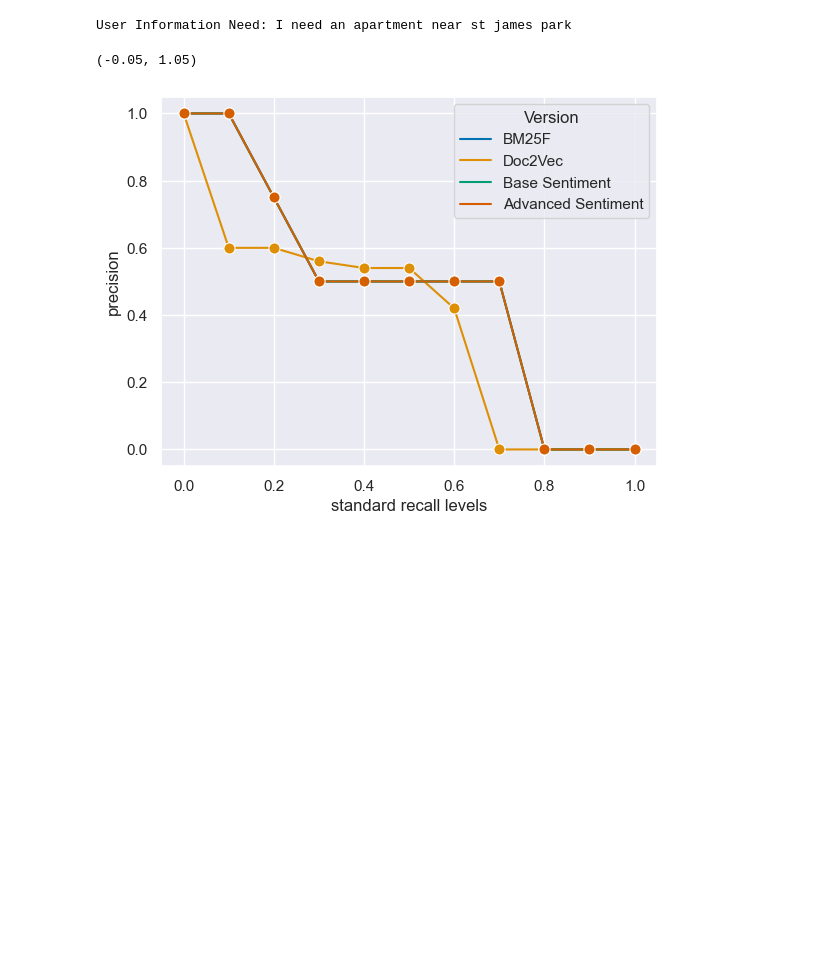
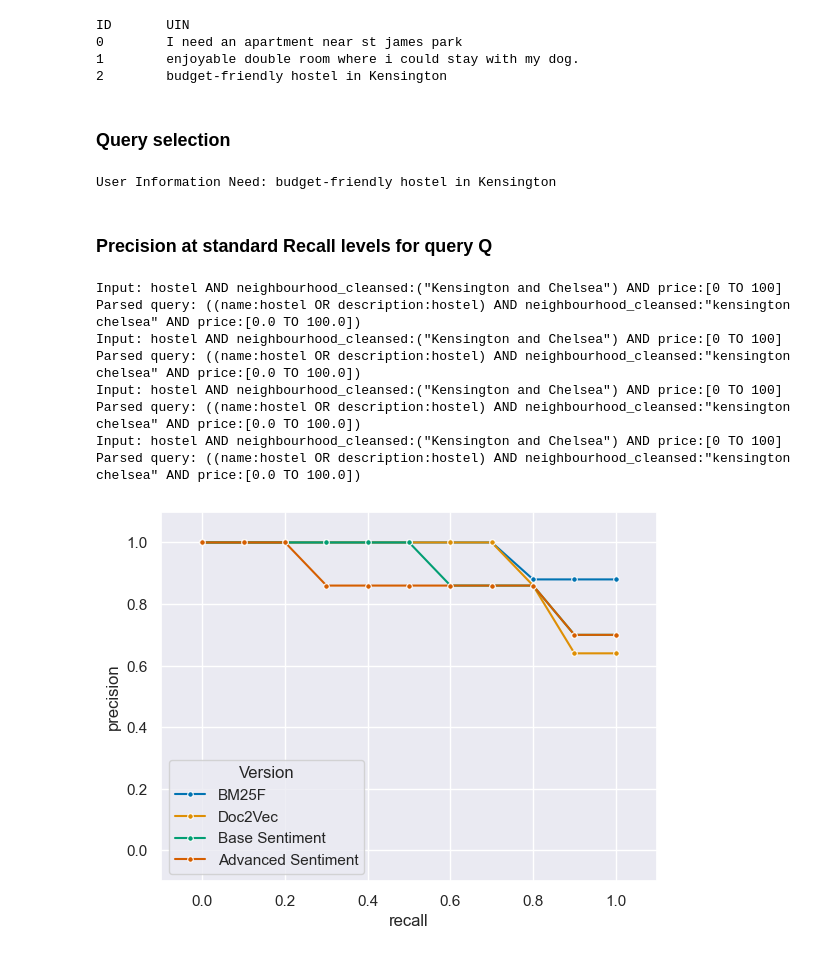
Before and after one commit to albertonuzzaci/ProgettoGestione, a Jupyter notebook: benchmarks.ipynb, the cells around one changed output. Saved outputs shown, nothing was run; the diff lists cells and outputs as text; code cells hidden in the pictures; blank space fills up the shorter version.

```diff
--- a/benchmarks.ipynb
+++ b/benchmarks.ipynb
@@ -35,9 +35,21 @@ Benchmark queries' indexes:
+# %%
+indexes, uin = [i for i in range(len(queries))], [k["UIN"] for k in queries]
+print('ID \t UIN')
+print('\n'.join([f"{x[0]} \t {x[1]}" for x in list(zip(indexes, uin))]))
+# %% [output]
+ID       UIN
+0        I need an apartment near st james park
+1        enjoyable double room where i could stay with my dog.
+2        budget-friendly hostel in Kensington
+# %% [markdown]
+### Query selection
 # %%
 try:
-    examined_q = 0
+    # Selection occurs by this variable.
+    examined_q = 2
     print("User Information Need: " + queries[examined_q]["UIN"])
 except IndexError as e:
     print(e)
     print("index not valid")
 # %% [output]
-User Information Need: I need an apartment near st james park
+User Information Need: budget-friendly hostel in Kensington
@@ -44,34 +63,39 @@ User Information Need: I need an apartment near st james park
+# %% [markdown]
+### Precision at standard Recall levels for query Q
 # %%
-
-from evaluation.functions import Benchmark
-b = Benchmark(queries[examined_q])
-
-axes = ["standard recall levels", "precision"]
+axes = ["recall", "precision"]
 df = pd.DataFrame()
 
 for model, model_name in models:
     result = b.getResults(20, model)
     SRLValues = b.getSRLValues(
         b.getPrecisionValues(result),
         b.getRecallValues(result)
     )
     #print(SRLValues)
     dfB = pd.DataFrame(SRLValues, columns = axes)
     dfB["Version"] = f'{model_name}'
 
     df = pd.concat([df, dfB])
 
 sns.set_theme()
 
 # create a dataframe for Seaborn
 
 # plot the line graph
-pltP = sns.lineplot(data = df, x = 'standard recall levels', y = 'precision', marker='o', markersize=8,
+pltP = sns.lineplot(data = df, x = 'recall', y = 'precision', marker='o', markersize=4,
             hue="Version", palette="colorblind")
 
 # set fixed axes, the semicolon suppress the output
-pltP.set_xlim([-0.05, 1.05])
-pltP.set_ylim([-0.05, 1.05])
+pltP.set_xlim([-0.1, 1.1]);
+pltP.set_ylim([-0.1, 1.1]);
 # %% [output]
-(-0.05, 1.05)
+Input: hostel AND neighbourhood_cleansed:("Kensington and Chelsea") AND price:[0 TO 100]
+Parsed query: ((name:hostel OR description:hostel) AND neighbourhood_cleansed:"kensington chelsea" AND price:[0.0 TO 100.0])
+Input: hostel AND neighbourhood_cleansed:("Kensington and Chelsea") AND price:[0 TO 100]
+Parsed query: ((name:hostel OR description:hostel) AND neighbourhood_cleansed:"kensington chelsea" AND price:[0.0 TO 100.0])
+Input: hostel AND neighbourhood_cleansed:("Kensington and Chelsea") AND price:[0 TO 100]
+Parsed query: ((name:hostel OR description:hostel) AND neighbourhood_cleansed:"kensington chelsea" AND price:[0.0 TO 100.0])
+Input: hostel AND neighbourhood_cleansed:("Kensington and Chelsea") AND price:[0 TO 100]
+Parsed query: ((name:hostel OR description:hostel) AND neighbourhood_cleansed:"kensington chelsea" AND price:[0.0 TO 100.0])
-[figure, old version]
+[figure, new version]
```
Also changed, not shown: parts of 7 cells of this notebook, 6 other files.
